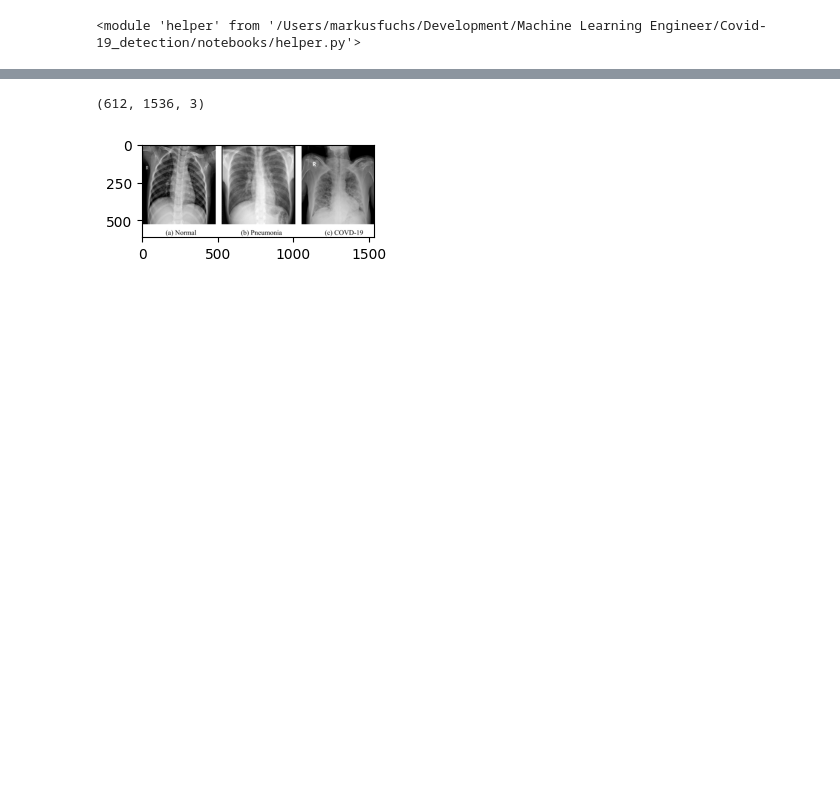
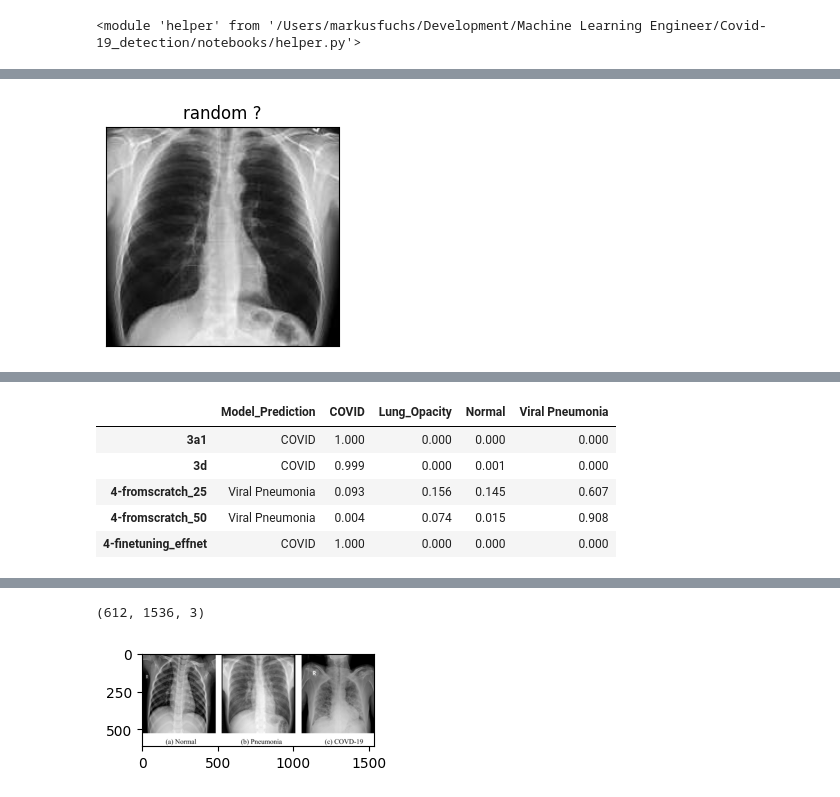
Before and after one commit to MarkusFuchs68/Covid-19_detection, a Jupyter notebook: notebooks/5 - prediction.ipynb, the cells around one changed output, grey strips where cells are left out. Drawn from its saved outputs; the diff is of its cells as text; code cells hidden in the pictures; blank space fills up the shorter version.

```diff
--- a/notebooks/5 - prediction.ipynb
+++ b/notebooks/5 - prediction.ipynb
@@ -127,3 +118,8 @@ Resizing for model 4-finetuning_effnet to input_shape: (256, 256)
 | 4-fromscratch_25 | Normal | 0.166 | 0.352 | 0.468 | 0.015 |
 | 4-fromscratch_50 | Normal | 0.000 | 0.007 | 0.993 | 0.000 |
 | 4-finetuning_effnet | COVID | 1.000 | 0.000 | 0.000 | 0.000 |
+# %%
+file_url = 'embedded-picture'
+helper.show_predict_image('random ?', helper.load_image_from_url(file_url), models)
+# %% [output]
+[figure, added]
@@ -129,0 +136,6 @@ Resizing for model 4-finetuning_effnet to input_shape: (256, 256)
+|  | Model_Prediction | COVID | Lung_Opacity | Normal | Viral Pneumonia |
+| 3a1 | COVID | 1.000 | 0.000 | 0.000 | 0.000 |
+| 3d | COVID | 0.999 | 0.000 | 0.001 | 0.000 |
+| 4-fromscratch_25 | Viral Pneumonia | 0.093 | 0.156 | 0.145 | 0.607 |
+| 4-fromscratch_50 | Viral Pneumonia | 0.004 | 0.074 | 0.015 | 0.908 |
+| 4-finetuning_effnet | COVID | 1.000 | 0.000 | 0.000 | 0.000 |
```
Also changed, not shown: parts of 8 cells of this notebook.
